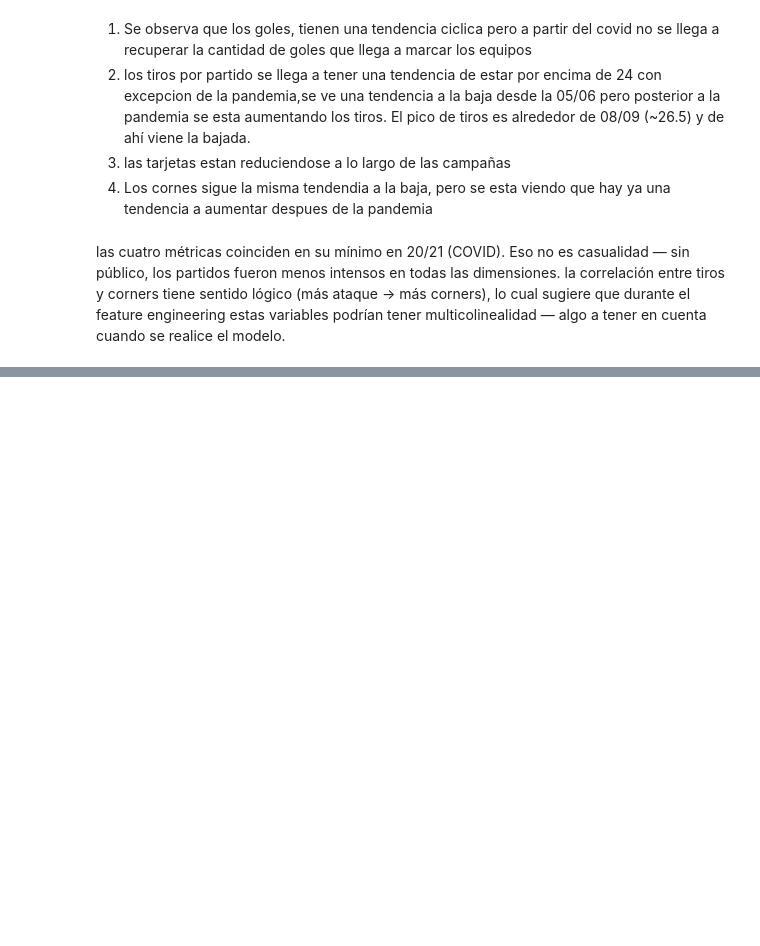
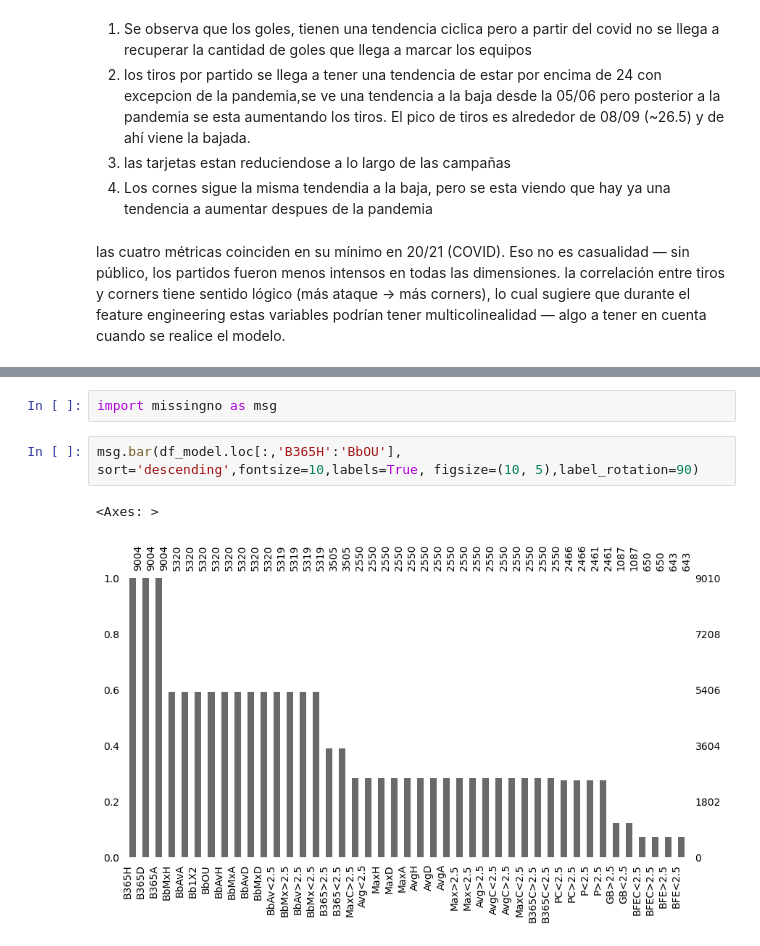
Before and after one commit to geraldb1/AnalisisFutbol, a Jupyter notebook: Script/03_EDA.ipynb, the cells around one changed output, grey strips where cells are left out. Drawn from its saved outputs; the diff is of its cells as text; blank space fills up the shorter version.

```diff
--- a/Script/03_EDA.ipynb
+++ b/Script/03_EDA.ipynb
@@ -624,0 +647,7 @@ la correlación entre tiros y corners tiene sentido lógico (más ataque → má
+# %%
+import missingno as msg
+# %%
+msg.bar(df_model.loc[:,'B365H':'BbOU'], sort='descending',fontsize=10,labels=True, figsize=(10, 5),label_rotation=90)
+# %% [output]
+<Axes: >
+[figure, added]
```
Also changed, not shown: parts of 14 cells of this notebook.
